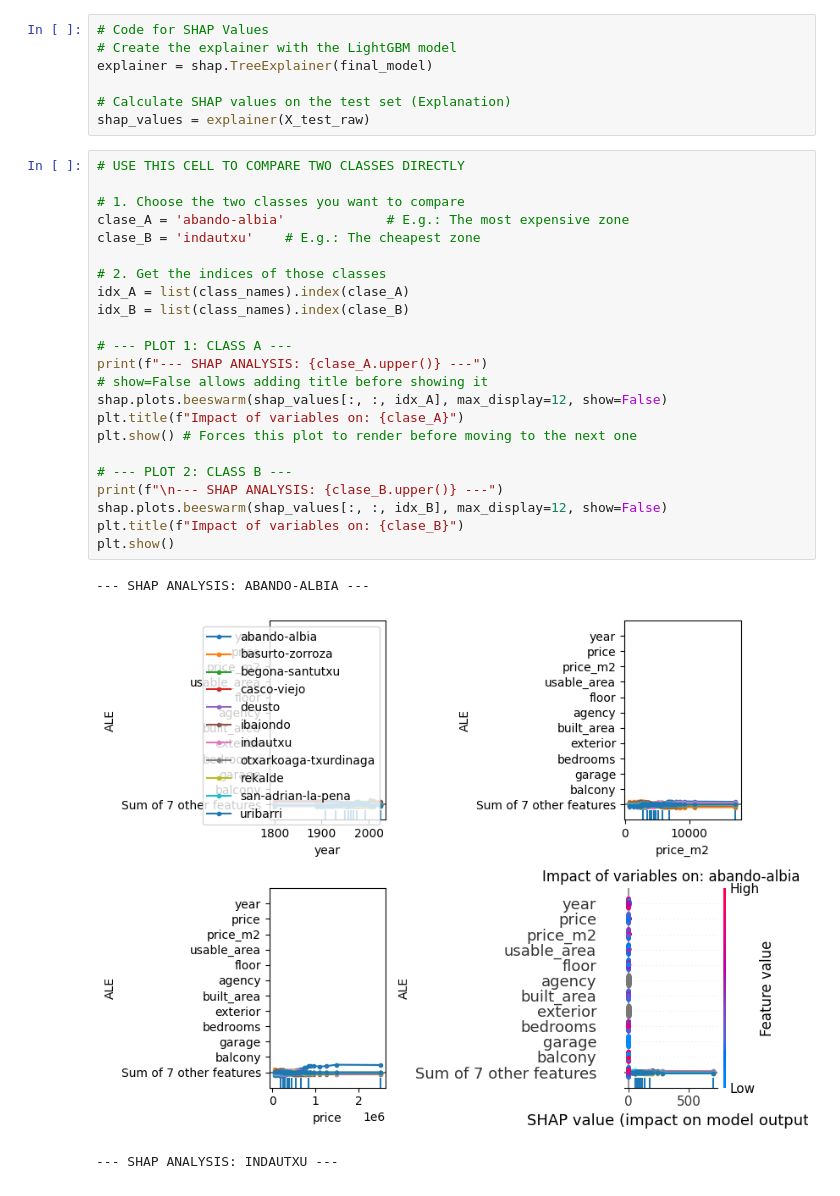
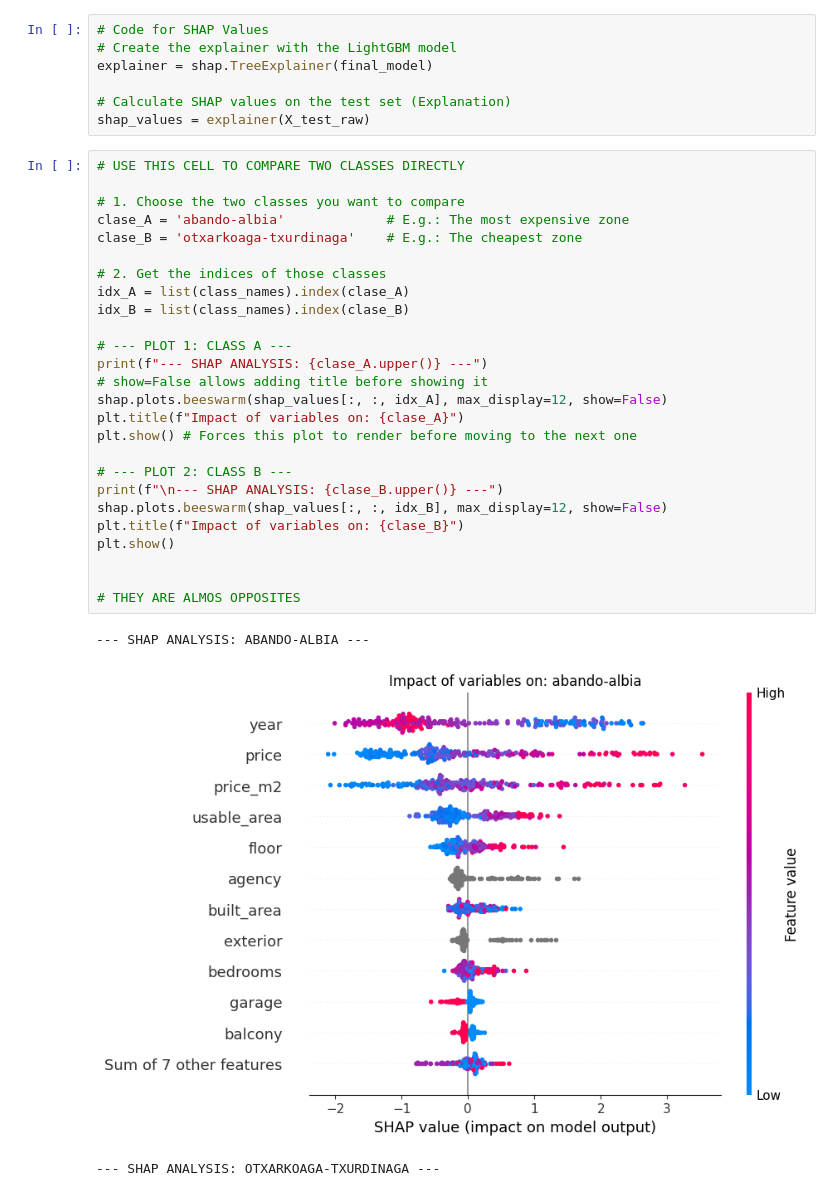
Before and after one commit to ikeiba/bilbao-housing-ml, a Jupyter notebook: classification/classification_zona.ipynb, the cells around one changed output. Saved outputs shown, nothing was run; the diff lists cells and outputs as text.

```diff
--- a/classification/classification_zona.ipynb
+++ b/classification/classification_zona.ipynb
@@ -853,27 +866,30 @@ shap_values = explainer(X_test_raw)
 # %%
 # USE THIS CELL TO COMPARE TWO CLASSES DIRECTLY
 
 # 1. Choose the two classes you want to compare
 clase_A = 'abando-albia'             # E.g.: The most expensive zone
-clase_B = 'indautxu'    # E.g.: The cheapest zone
+clase_B = 'otxarkoaga-txurdinaga'    # E.g.: The cheapest zone
 
 # 2. Get the indices of those classes
 idx_A = list(class_names).index(clase_A)
 idx_B = list(class_names).index(clase_B)
 
 # --- PLOT 1: CLASS A ---
 print(f"--- SHAP ANALYSIS: {clase_A.upper()} ---")
 # show=False allows adding title before showing it
 shap.plots.beeswarm(shap_values[:, :, idx_A], max_display=12, show=False)
 plt.title(f"Impact of variables on: {clase_A}")
 plt.show() # Forces this plot to render before moving to the next one
 
 # --- PLOT 2: CLASS B ---
 print(f"\n--- SHAP ANALYSIS: {clase_B.upper()} ---")
 shap.plots.beeswarm(shap_values[:, :, idx_B], max_display=12, show=False)
 plt.title(f"Impact of variables on: {clase_B}")
 plt.show()
+
+
+# THEY ARE ALMOS OPPOSITES
 # %% [output]
 --- SHAP ANALYSIS: ABANDO-ALBIA ---
-[figure, old version]
+[figure, new version]
---- SHAP ANALYSIS: INDAUTXU ---
+--- SHAP ANALYSIS: OTXARKOAGA-TXURDINAGA ---
```
Also changed, not shown: parts of 12 cells of this notebook.
